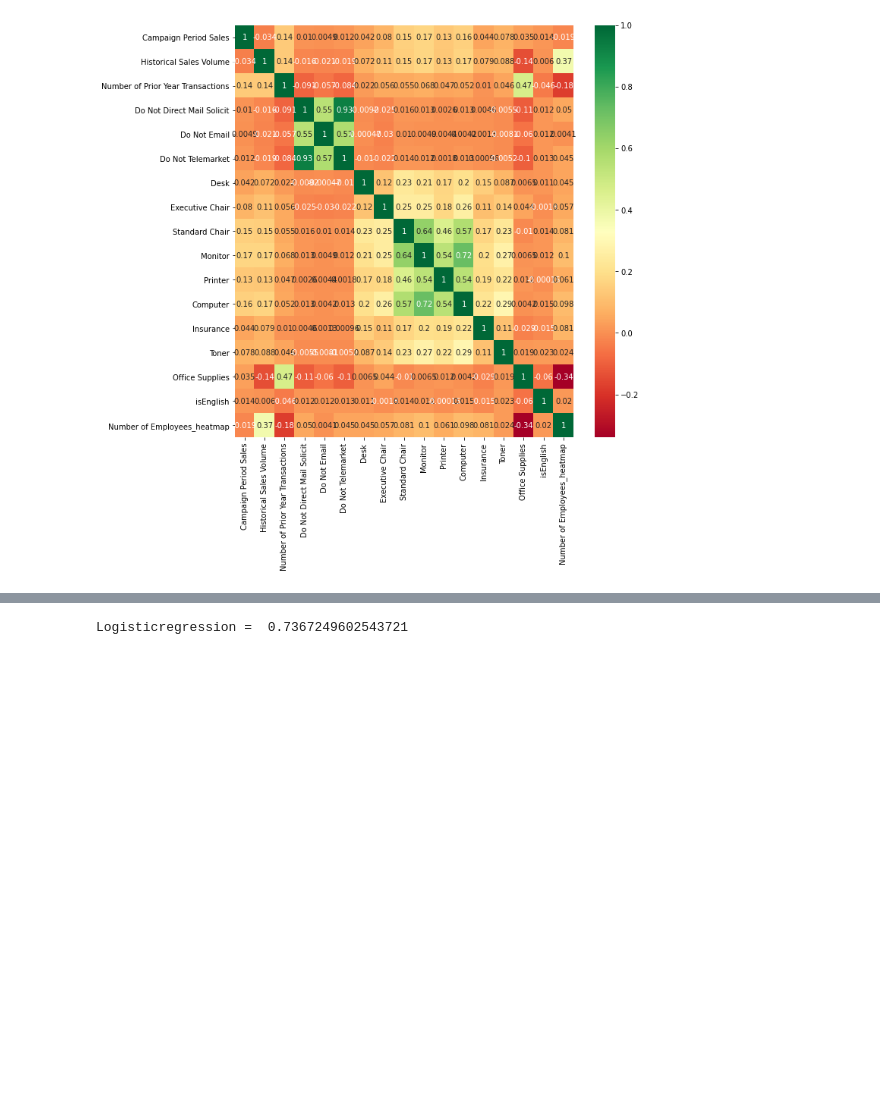
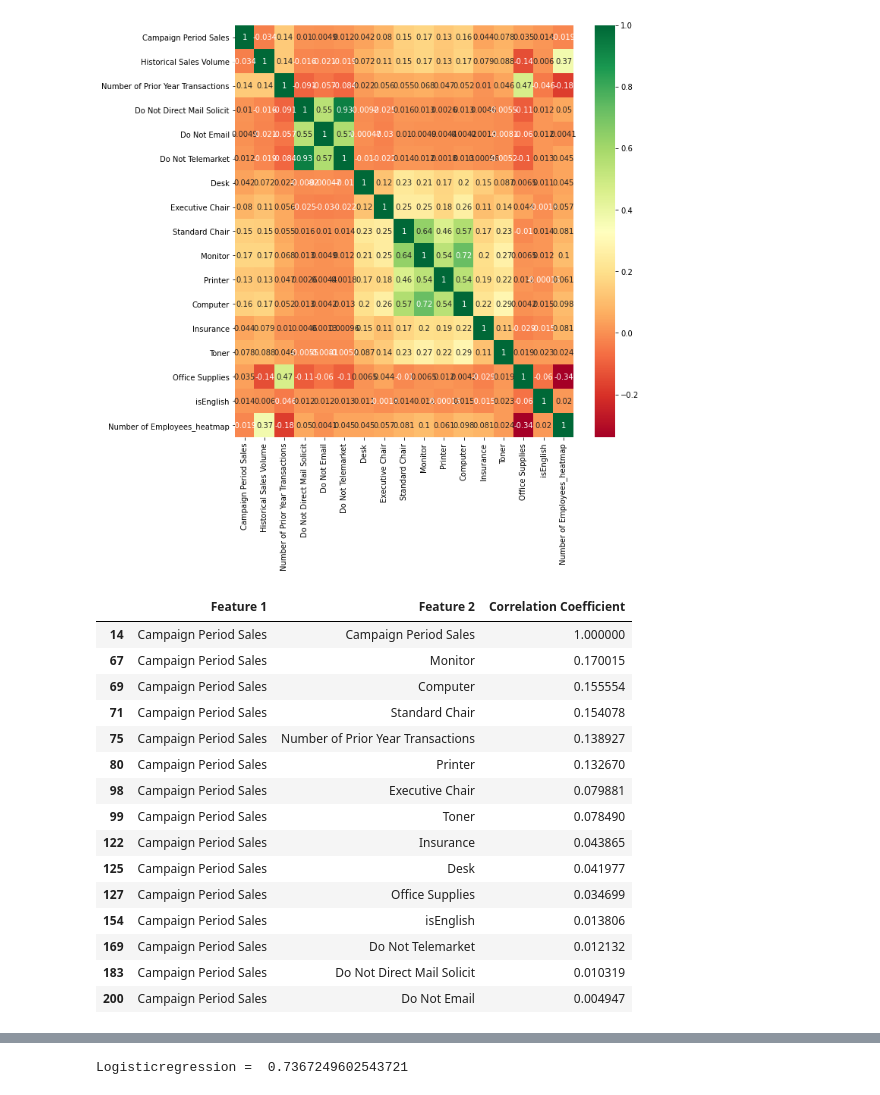
Before and after one commit to viffsi/Office_supply, a Jupyter notebook: office_supply.ipynb, the cells around one changed output, grey strips where cells are left out. Saved outputs shown, nothing was run; the diff lists cells and outputs as text; code cells hidden in the pictures; blank space fills up the shorter version.

```diff
--- a/office_supply.ipynb
+++ b/office_supply.ipynb
@@ -262,7 +262,7 @@ Name: Executive Chair, dtype: int64
 # %%
 df['Executive Chair'] = df['Executive Chair'].map( {'N': 0, 'Y': 1} )
 df['Executive Chair'].replace('', np.nan, inplace=True)
-df.dropna(subset=['Executive Chair'], inplace=True)
+#df.dropna(subset=['Executive Chair'], inplace=True)
 # %%
 df['Executive Chair'].value_counts()
 # %% [output]
@@ -523,6 +523,27 @@ plt.figure(figsize=(10,10))
 g=sns.heatmap(df[top_corr_features].corr(),annot=True,cmap="RdYlGn")
 # %% [output]
 [figure]
+# %%
+df_corr = df.corr().abs().unstack().sort_values(kind="quicksort", ascending=False).reset_index()
+df_corr.rename(columns={"level_0": "Feature 1", "level_1": "Feature 2", 0: 'Correlation Coefficient'}, inplace=True)
+df_corr[df_corr['Feature 1'] == 'Campaign Period Sales']
+# %% [output]
+|  | Feature 1 | Feature 2 | Correlation Coefficient |
+| 14 | Campaign Period Sales | Campaign Period Sales | 1.000000 |
+| 67 | Campaign Period Sales | Monitor | 0.170015 |
+| 69 | Campaign Period Sales | Computer | 0.155554 |
+| 71 | Campaign Period Sales | Standard Chair | 0.154078 |
+| 75 | Campaign Period Sales | Number of Prior Year Transactions | 0.138927 |
+| 80 | Campaign Period Sales | Printer | 0.132670 |
+| 98 | Campaign Period Sales | Executive Chair | 0.079881 |
+| 99 | Campaign Period Sales | Toner | 0.078490 |
+| 122 | Campaign Period Sales | Insurance | 0.043865 |
+| 125 | Campaign Period Sales | Desk | 0.041977 |
+| 127 | Campaign Period Sales | Office Supplies | 0.034699 |
+| 154 | Campaign Period Sales | isEnglish | 0.013806 |
+| 169 | Campaign Period Sales | Do Not Telemarket | 0.012132 |
+| 183 | Campaign Period Sales | Do Not Direct Mail Solicit | 0.010319 |
+| 200 | Campaign Period Sales | Do Not Email | 0.004947 |
 # %%
 df = df.drop('Number of Employees_heatmap', axis = 1)
 # %% [markdown]
```
